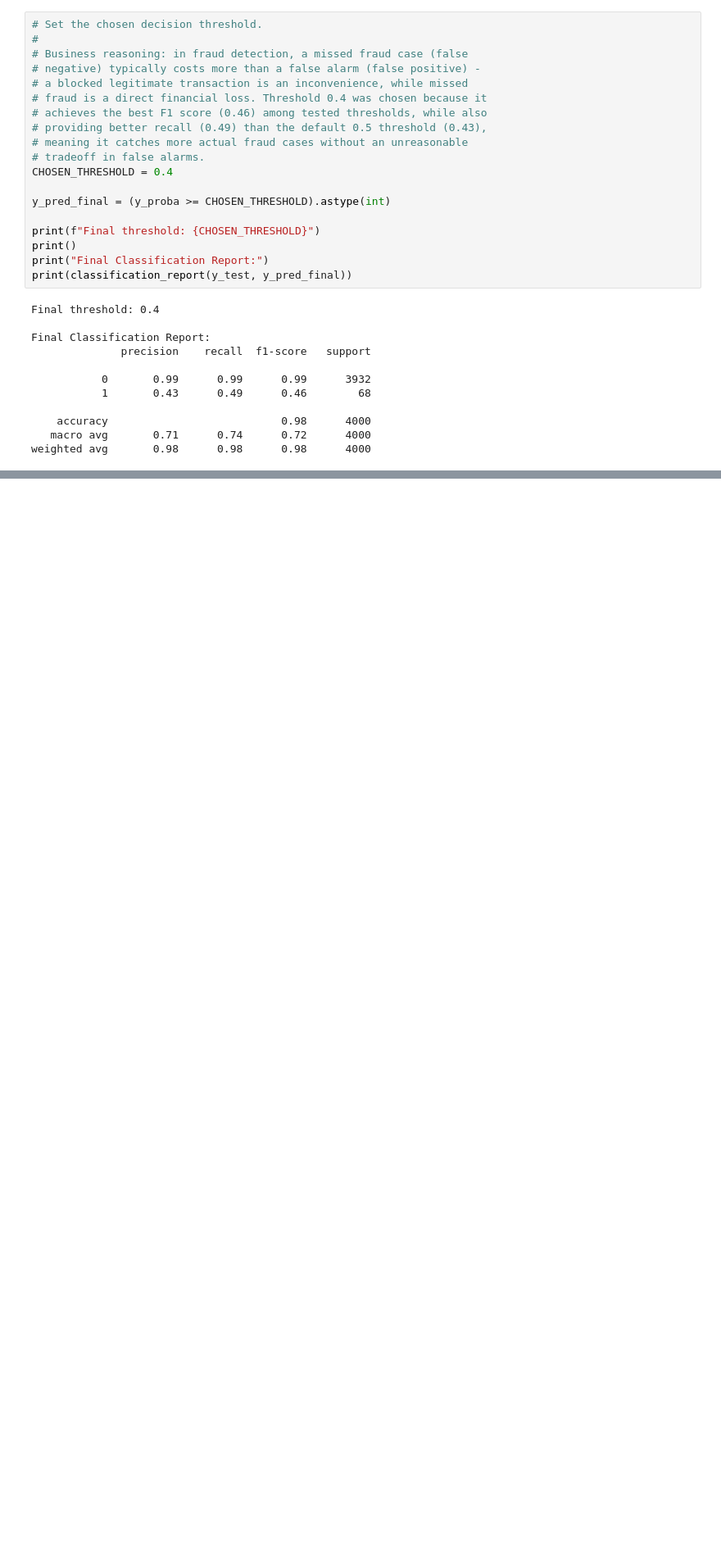
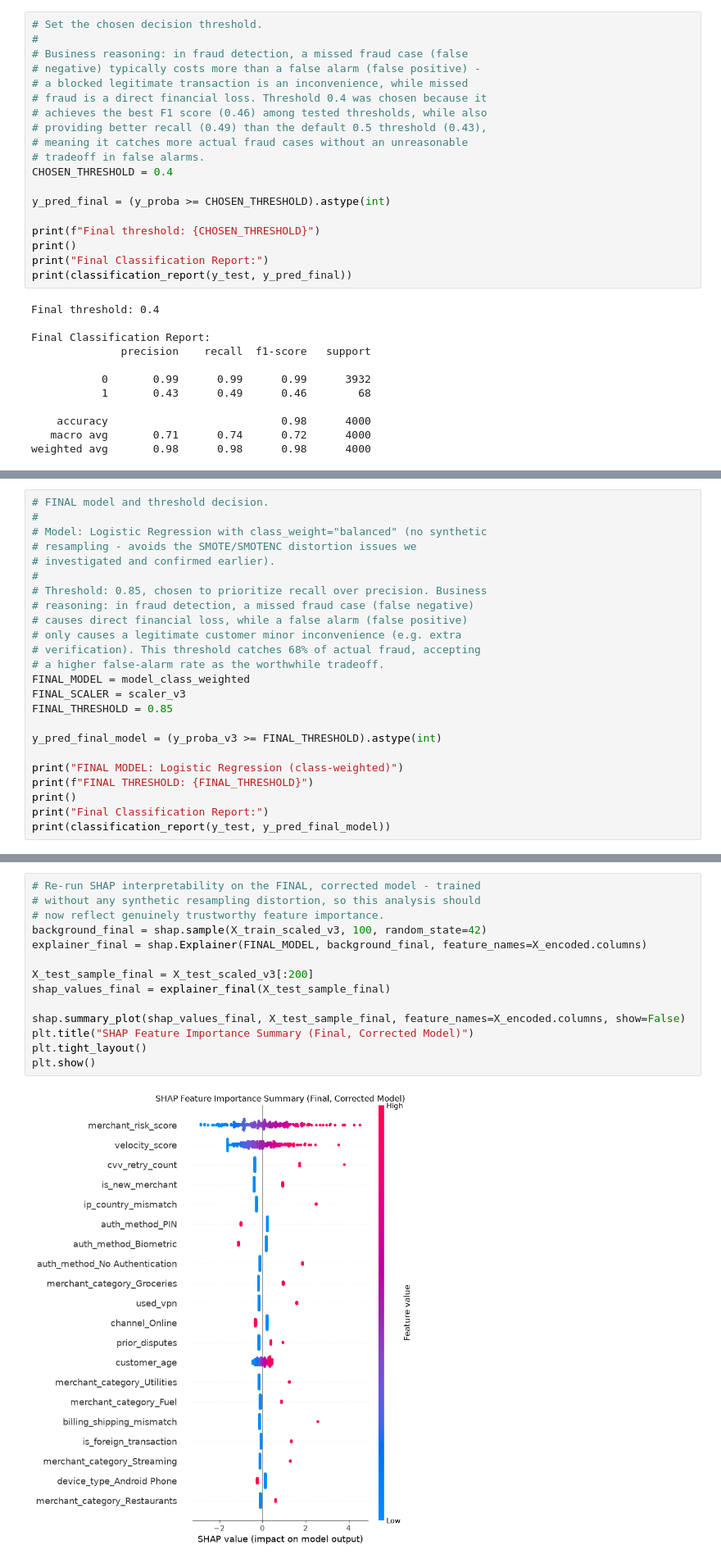
Before and after one commit to ISeckAli/Fraud-detection, a Jupyter notebook: notebooks/01_eda.ipynb, the cells around one changed output, grey strips where cells are left out. Shown at 82% size. Cells and saved outputs as stored; diff of their text form; blank space fills up the shorter version.

```diff
--- a/notebooks/01_eda.ipynb
+++ b/notebooks/01_eda.ipynb
@@ -586,0 +899,24 @@ weighted avg       0.98      0.98      0.98      4000
+# %%
+# FINAL model and threshold decision.
+#
+# Model: Logistic Regression with class_weight="balanced" (no synthetic
+# resampling - avoids the SMOTE/SMOTENC distortion issues we
+# investigated and confirmed earlier).
+#
+# Threshold: 0.85, chosen to prioritize recall over precision. Business
+# reasoning: in fraud detection, a missed fraud case (false negative)
+# causes direct financial loss, while a false alarm (false positive)
+# only causes a legitimate customer minor inconvenience (e.g. extra
+# verification). This threshold catches 68% of actual fraud, accepting
+# a higher false-alarm rate as the worthwhile tradeoff.
+FINAL_MODEL = model_class_weighted
+FINAL_SCALER = scaler_v3
+FINAL_THRESHOLD = 0.85
+
+y_pred_final_model = (y_proba_v3 >= FINAL_THRESHOLD).astype(int)
+
+print("FINAL MODEL: Logistic Regression (class-weighted)")
+print(f"FINAL THRESHOLD: {FINAL_THRESHOLD}")
+print()
+print("Final Classification Report:")
+print(classification_report(y_test, y_pred_final_model))
@@ -586,0 +953,16 @@ weighted avg       0.98      0.98      0.98      4000
+# %%
+# Re-run SHAP interpretability on the FINAL, corrected model - trained
+# without any synthetic resampling distortion, so this analysis should
+# now reflect genuinely trustworthy feature importance.
+background_final = shap.sample(X_train_scaled_v3, 100, random_state=42)
+explainer_final = shap.Explainer(FINAL_MODEL, background_final, feature_names=X_encoded.columns)
+
+X_test_sample_final = X_test_scaled_v3[:200]
+shap_values_final = explainer_final(X_test_sample_final)
+
+shap.summary_plot(shap_values_final, X_test_sample_final, feature_names=X_encoded.columns, show=False)
+plt.title("SHAP Feature Importance Summary (Final, Corrected Model)")
+plt.tight_layout()
+plt.show()
+# %% [output]
+[figure, added]
```
Also changed, not shown: parts of 18 cells of this notebook.
